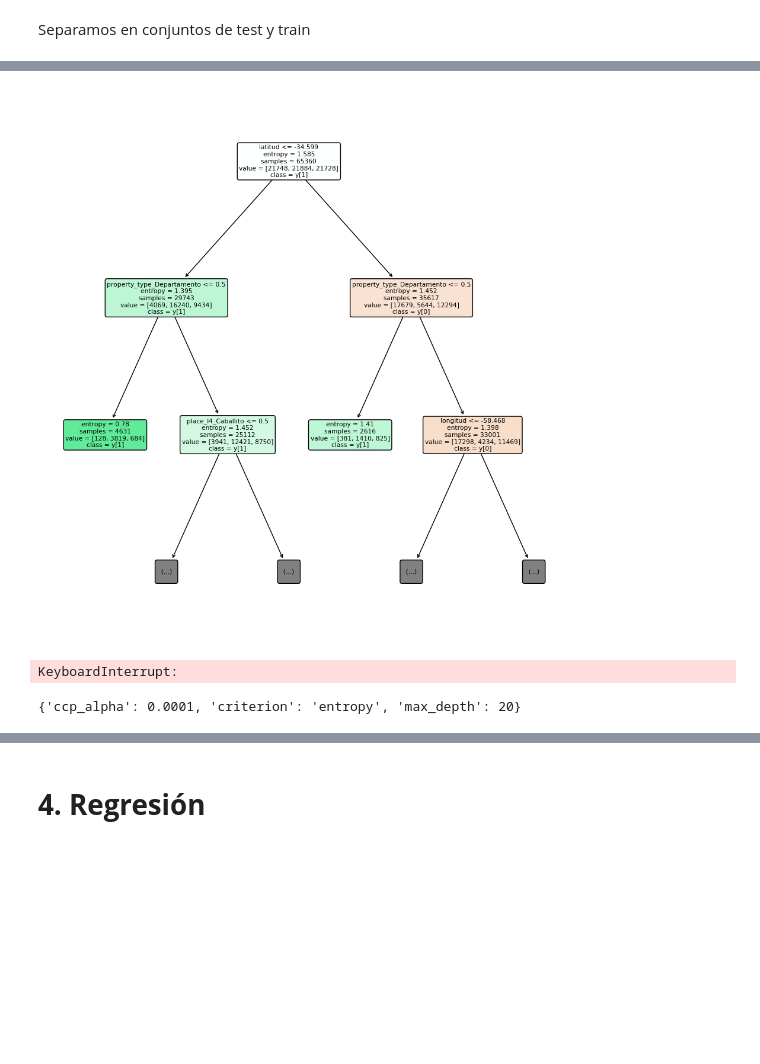
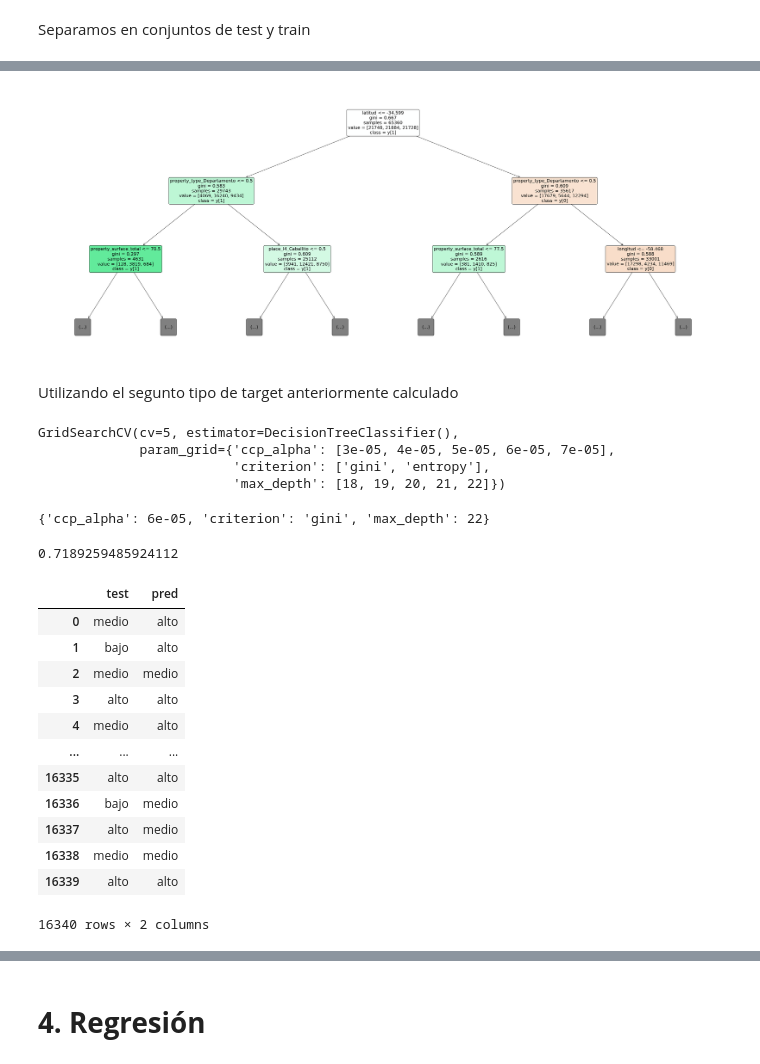
Before and after one commit to valencorrea/7506R-2C2022-GRUPO14, a Jupyter notebook: 7506R_TP1_GRUPO14_ENTREGA.ipynb, the cells around one changed output, grey strips where cells are left out. Cells and saved outputs as stored; diff of their text form; code cells hidden in the pictures; blank space fills up the shorter version.

Commit message:
3 modelos para el punto 3

```diff
--- a/7506R_TP1_GRUPO14_ENTREGA.ipynb
+++ b/7506R_TP1_GRUPO14_ENTREGA.ipynb
@@ -1683,5 +1701,5 @@ df.sort_values(by=["precioxm2"], inplace=True)
 # %%
-df['tipo_precio_1'] = pd.qcut(x=df['precioxm2'], q=3, labels=['bajo', 'medio', 'alto'])
+df['tipo_precio_1'] = pd.qcut(x=df['property_m2price'], q=3, labels=['bajo', 'medio', 'alto'])
 df.value_counts("tipo_precio_1")
 # %% [output]
 tipo_precio_1
@@ -1690,7 +1708,7 @@ alto     27221
 medio    27220
 dtype: int64
 # %%
-df['tipo_precio_2'] = pd.qcut(x=df['precioxm2'], q=4, labels=['bajo', 'medio', 'medio2', 'alto'])
+df['tipo_precio_2'] = pd.qcut(x=df['property_m2price'], q=4, labels=['bajo', 'medio', 'medio2', 'alto'])
 df['tipo_precio_2'].replace("medio2","medio", inplace=True)
 df.value_counts("tipo_precio_2")
 # %% [output]
@@ -1746,7 +1764,7 @@ De analizar el gráfico resultante para el tipo de precio de las propiedades de
 # %% [markdown]
 Primero creamos un dataset sin los features a predecir
 # %%
-ds_trabajo_x=df.drop(['precioxm2', 'tipo_precio_1', 'tipo_precio_2', 'z_price', 'zm_price', 'place_l2', 'place_l3', 'property_price', 'id', 'property_m2price','z_rooms','zm_rooms','z_bedrooms','zm_bedrooms','z_surface_covered','zm_surface_covered','z_surface_total',
+ds_trabajo_x=df.drop(['tipo_precio_1', 'tipo_precio_2', 'z_price', 'zm_price', 'place_l2', 'place_l3', 'property_price', 'id', 'property_m2price','z_rooms','zm_rooms','z_bedrooms','zm_bedrooms','z_surface_covered','zm_surface_covered','z_surface_total',
 'zm_surface_total'], axis='columns')
 ds_trabajo_x.dtypes
 # %% [output]
@@ -1819,0 +1832,10 @@ y_pred = model.predict(x_test)
+# %%
+from sklearn.model_selection import GridSearchCV
+
+param_grid = {
+    'max_depth': [*range(18, 23, 1)],
+    'criterion': ['gini', 'entropy'],
+    'ccp_alpha': [0.00003,0.00004,0.00005, 0.00006,0.00007]}
+
+grid = GridSearchCV(tree.DecisionTreeClassifier(), param_grid, cv=5)
+grid.fit(x_train, y_train)
@@ -1846,13 +1884,13 @@ Text(50.722222222222214, 0.5, 'True')
 # %%
-plt.figure(figsize=(12,12))
+plt.figure(figsize=(50,20))
 
-tree_plot=tree.plot_tree(model,
+tree_plot=tree.plot_tree(grid.best_estimator_,
                          max_depth=2,
                          feature_names=ds_trabajo_x.columns.to_list(),
                          filled=True,
                          rounded=True,
                          class_names=True)
 
 plt.show(tree_plot)
 # %% [output]
-[figure, old version]
+[figure, new version]
@@ -1858,0 +1899,2 @@ plt.show(tree_plot)
+# %% [markdown]
+Utilizando el segunto tipo de target anteriormente calculado
@@ -1859,17 +1908,21 @@ plt.show(tree_plot)
 # %%
 param_grid = {
-    'max_depth': [9, 15, 20],
+    'max_depth': [*range(18, 23, 1)],
     'criterion': ['gini', 'entropy'],
-    'ccp_alpha': [0.001, 0.01, 0.0001, 0.005]
-}
-# 'ccp_alpha', 'class_weight', 'criterion', 'max_depth', 'max_features', 'max_leaf_nodes', 'min_impurity_decrease', 'min_samples_leaf', 'min_samples_split', 'min_weight_fraction_leaf', 'random_state', 'splitter'
-from sklearn.model_selection import GridSearchCV
+    'ccp_alpha': [0.00003,0.00004,0.00005, 0.00006,0.00007]}
 
-grid_clf = GridSearchCV(tree.DecisionTreeClassifier(), param_grid, cv=5)
-grid_clf.fit(x_train, y_train)
+grid = GridSearchCV(tree.DecisionTreeClassifier(), param_grid, cv=5)
+grid.fit(x_train, y_train)
 # %% [output]
-KeyboardInterrupt:
+GridSearchCV(cv=5, estimator=DecisionTreeClassifier(),
+             param_grid={'ccp_alpha': [3e-05, 4e-05, 5e-05, 6e-05, 7e-05],
+                         'criterion': ['gini', 'entropy'],
+                         'max_depth': [18, 19, 20, 21, 22]})
 # %%
-grid_clf.best_params_
+grid.best_params_
 # %% [output]
-{'ccp_alpha': 0.0001, 'criterion': 'entropy', 'max_depth': 20}
+{'ccp_alpha': 6e-05, 'criterion': 'gini', 'max_depth': 22}
+# %%
+grid.score(x_train, y_train)
+# %% [output]
+0.7189259485924112
@@ -1875,0 +1931,16 @@ grid_clf.best_params_
+# %%
+pd.DataFrame(zip(y_test,y_pred),columns=['test','pred'])
+# %% [output]
+|  | test | pred |
+| 0 | medio | alto |
+| 1 | bajo | alto |
+| 2 | medio | medio |
+| 3 | alto | alto |
+| 4 | medio | alto |
+| ... | ... | ... |
+| 16335 | alto | alto |
+| 16336 | bajo | medio |
+| 16337 | alto | medio |
+| 16338 | medio | medio |
+| 16339 | alto | alto |
+16340 rows × 2 columns
```
Also changed, not shown: parts of 52 cells of this notebook.
